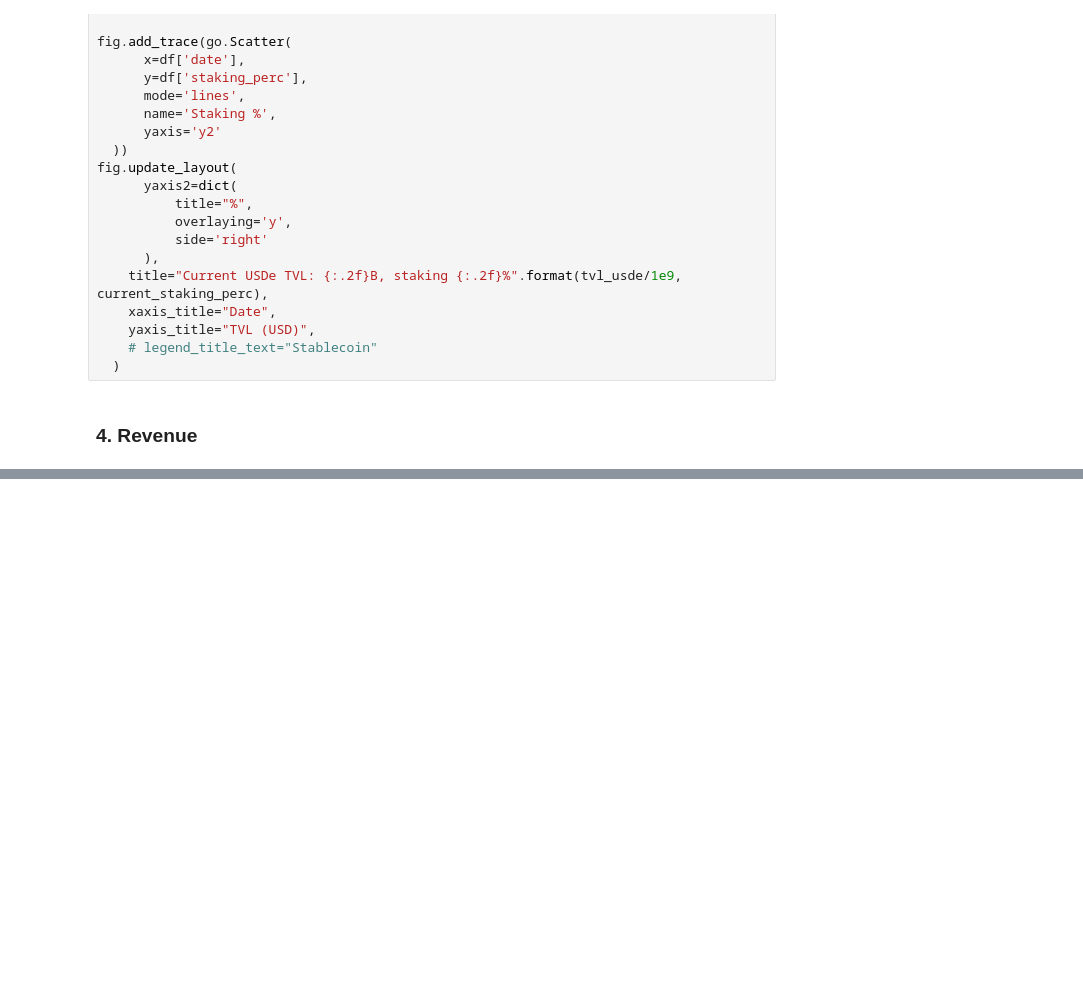
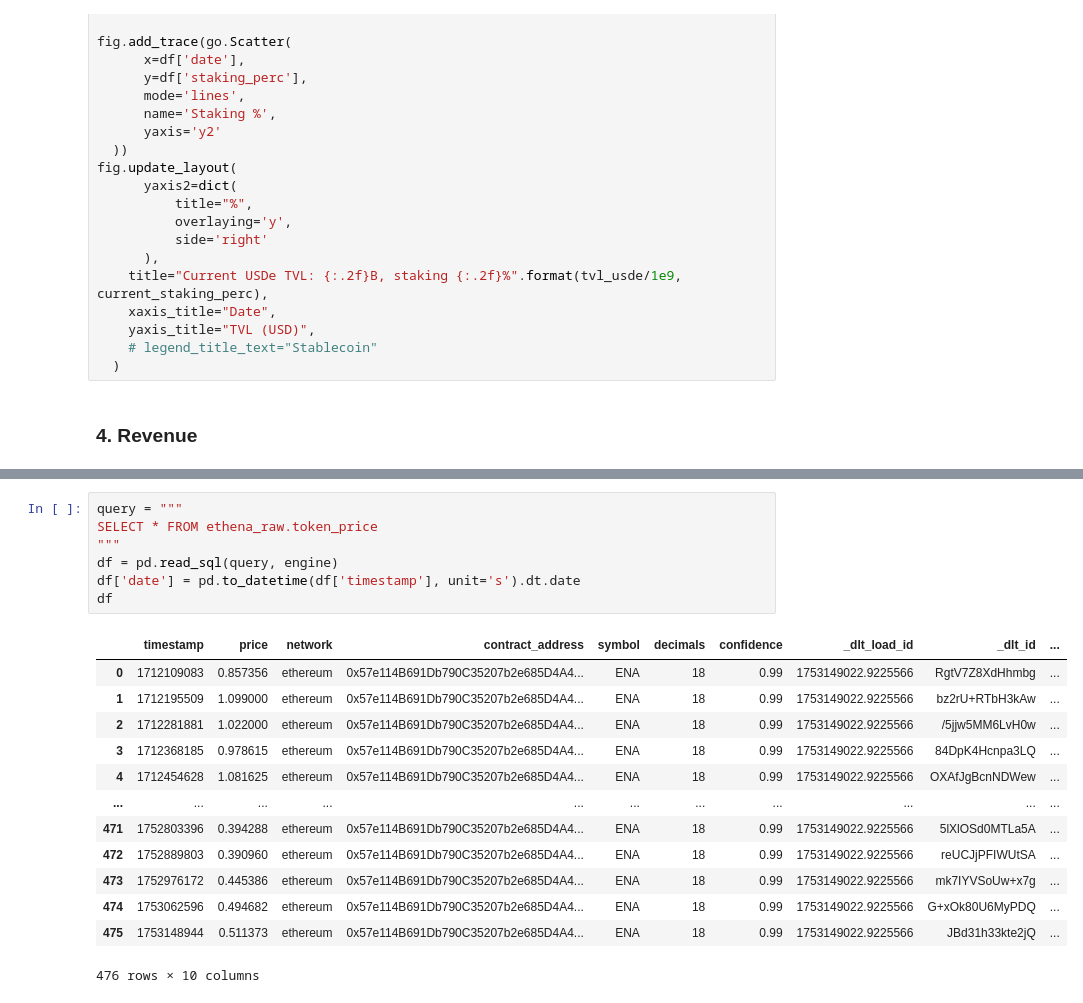
Before and after one commit to newgnart/stables, a Jupyter notebook: notebooks/ethena_01.ipynb, the cells around one changed output, grey strips where cells are left out. Drawn from its saved outputs; the diff is of its cells as text; blank space fills up the shorter version.

```diff
--- a/notebooks/ethena_01.ipynb
+++ b/notebooks/ethena_01.ipynb
@@ -145,0 +163,21 @@ px.line(df, x="date", y="revenue", color="protocol")
+# %%
+query = """
+SELECT * FROM ethena_raw.token_price
+"""
+df = pd.read_sql(query, engine)
+df['date'] = pd.to_datetime(df['timestamp'], unit='s').dt.date
+df
+# %% [output]
+|  | timestamp | price | network | contract_address | symbol | decimals | confidence | _dlt_load_id | _dlt_id | ... |
+| 0 | 1712109083 | 0.857356 | ethereum | 0x57e114B691Db790C35207b2e685D4A4... | ENA | 18 | 0.99 | 1753149022.9225566 | RgtV7Z8XdHhmbg | ... |
+| 1 | 1712195509 | 1.099000 | ethereum | 0x57e114B691Db790C35207b2e685D4A4... | ENA | 18 | 0.99 | 1753149022.9225566 | bz2rU+RTbH3kAw | ... |
+| 2 | 1712281881 | 1.022000 | ethereum | 0x57e114B691Db790C35207b2e685D4A4... | ENA | 18 | 0.99 | 1753149022.9225566 | /5jjw5MM6LvH0w | ... |
+| 3 | 1712368185 | 0.978615 | ethereum | 0x57e114B691Db790C35207b2e685D4A4... | ENA | 18 | 0.99 | 1753149022.9225566 | 84DpK4Hcnpa3LQ | ... |
+| 4 | 1712454628 | 1.081625 | ethereum | 0x57e114B691Db790C35207b2e685D4A4... | ENA | 18 | 0.99 | 1753149022.9225566 | OXAfJgBcnNDWew | ... |
+| ... | ... | ... | ... | ... | ... | ... | ... | ... | ... | ... |
+| 471 | 1752803396 | 0.394288 | ethereum | 0x57e114B691Db790C35207b2e685D4A4... | ENA | 18 | 0.99 | 1753149022.9225566 | 5lXlOSd0MTLa5A | ... |
+| 472 | 1752889803 | 0.390960 | ethereum | 0x57e114B691Db790C35207b2e685D4A4... | ENA | 18 | 0.99 | 1753149022.9225566 | reUCJjPFIWUtSA | ... |
+| 473 | 1752976172 | 0.445386 | ethereum | 0x57e114B691Db790C35207b2e685D4A4... | ENA | 18 | 0.99 | 1753149022.9225566 | mk7IYVSoUw+x7g | ... |
+| 474 | 1753062596 | 0.494682 | ethereum | 0x57e114B691Db790C35207b2e685D4A4... | ENA | 18 | 0.99 | 1753149022.9225566 | G+xOk80U6MyPDQ | ... |
+| 475 | 1753148944 | 0.511373 | ethereum | 0x57e114B691Db790C35207b2e685D4A4... | ENA | 18 | 0.99 | 1753149022.9225566 | JBd31h33kte2jQ | ... |
+476 rows × 10 columns
```
Also changed, not shown: parts of 8 cells of this notebook, 8 other files.
